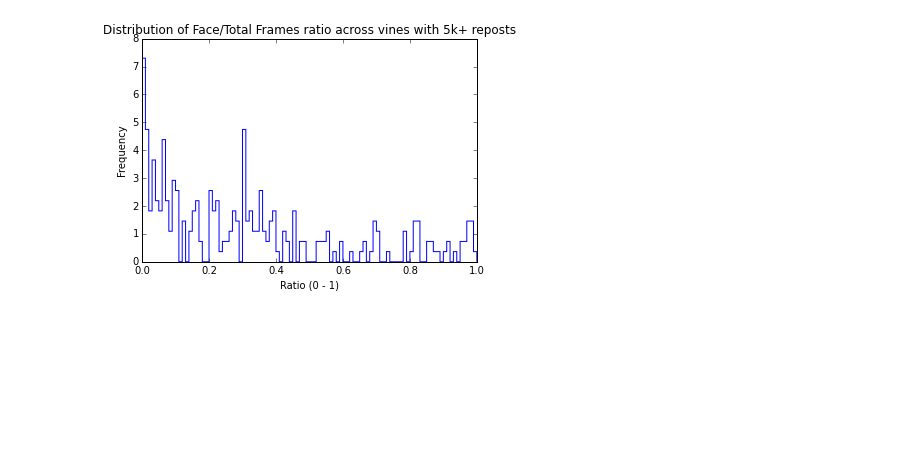
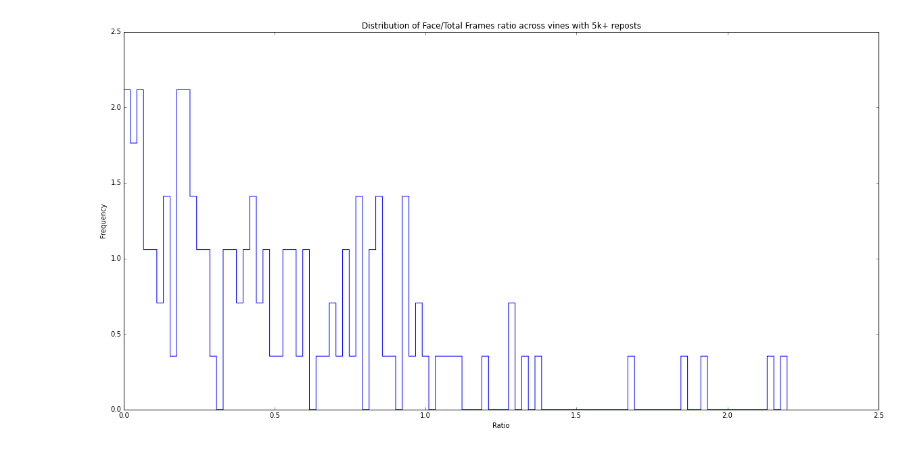
Before and after one commit to sagarjoglekar/vineCrawl, a Jupyter notebook: notebooks/FaceAnalysisVine.ipynb, the cells around one changed output. Saved outputs shown, nothing was run; the diff lists cells and outputs as text; code cells hidden in the pictures; blank space fills up the shorter version.

```diff
--- a/notebooks/FaceAnalysisVine.ipynb
+++ b/notebooks/FaceAnalysisVine.ipynb
@@ -114,0 +152,10 @@ for post in selectedPosts:
+# %%
+selectedIDs = np.zeros((len(selectedPosts),1),dtype='i8')
+for i in range(len(selectedPosts)):
+    selectedIDs[i] = int(selectedPosts[i]['postId'])
+# %%
+likeCount = np.zeros((len(allPosts),1))
+repostCount = np.zeros((len(allPosts),1))
+for i in range(len(allPosts)):
+    likeCount[i] = allPosts[i]['likes']['count']
+    repostCount[i] = allPosts[i]['reposts']['count']
@@ -115,7 +189,2 @@ for post in selectedPosts:
 # %%
 indices = np.arange(PostID.shape[0])[np.in1d(PostID, selectedIDs)]
-# %%
-
-selPercentages = np.zeros((len(indices),1))
-for i in range(len(indices)):
-    selPercentages[i] = float(faceFrames[indices[i]])/float(totFrames[indices[i]])
@@ -121,0 +205,17 @@ for i in range(len(indices)):
+# %%
+
+selFacePercentages = np.zeros((len(indices),1))
+selFrontalPercentages = np.zeros((len(indices),1))
+selProfilePercentages = np.zeros((len(indices),1))
+
+for i in range(len(indices)):
+    selPercentages[i] = float(max(faceFrames[i],profileFrames[i]))/float(totFrames[indices[i]])
+    selProfilePercentages[i] = float(profileFrames[i])/float(totFrames[indices[i]])
+    selFrontalPercentages[i] = float(faceFrames[i])/float(totFrames[indices[i]])
+
+selRepost = np.zeros((len(indices),1))
+selLikes = np.zeros((len(indices),1))
+
+for i in range(len(indices)):
+    selRepost[i] = allPosts[indices[i]]['reposts']['count']
+    selLikes[i] = allPosts[indices[i]]['likes']['count']
@@ -122,9 +243,11 @@ for i in range(len(indices)):
 # %%
+fig, ax = plt.subplots()
+fig.set_size_inches(20, 10)
 plt.hist(selPercentages , 100 , normed =1 , histtype='step' , cumulative=False)
 plt.title("Distribution of Face/Total Frames ratio across vines with 5k+ reposts")
-plt.xlabel("Ratio (0 - 1)")
+plt.xlabel("Ratio")
 plt.ylabel("Frequency")
 plt.show()
 # %% [output]
-[figure, old version]
+[figure, new version]
 # %%
```
Also changed, not shown: parts of 20 cells of this notebook, 9 other files.
